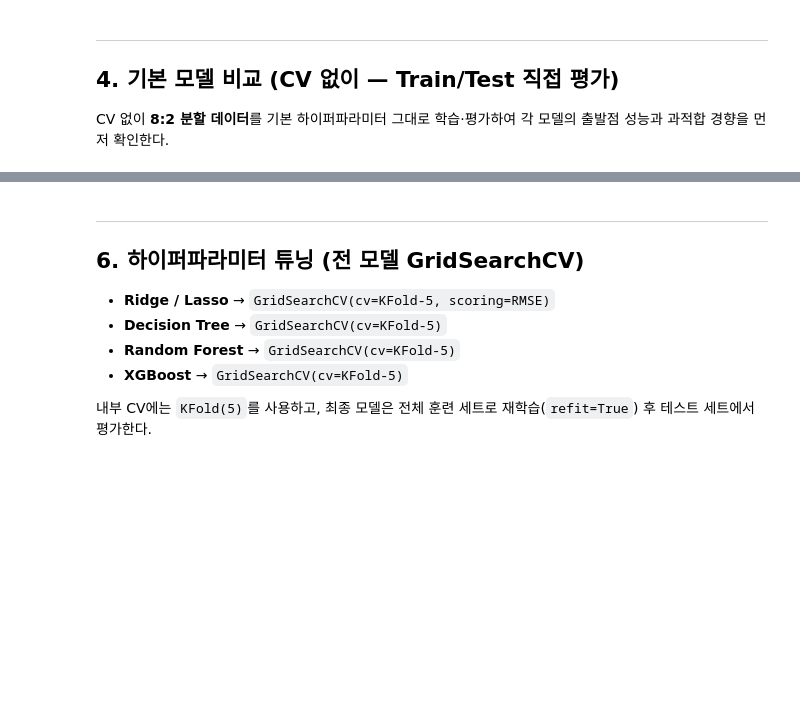
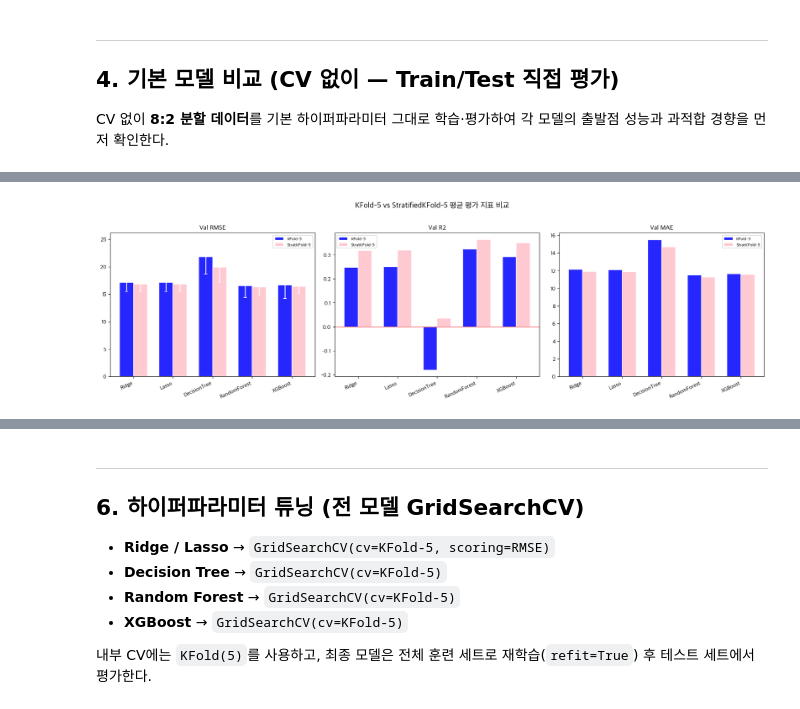
Before and after one commit to Hufssiyoung/elderly_healthcare_Income_analysis, a Jupyter notebook: TrackA_Regression.ipynb, the cells around one changed output, grey strips where cells are left out. Drawn from its saved outputs; the diff is of its cells as text; code cells hidden in the pictures; blank space fills up the shorter version.

```diff
--- a/TrackA_Regression.ipynb
+++ b/TrackA_Regression.ipynb
@@ -69,7 +69,7 @@ print('라이브러리 로드 완료 ✓')
 라이브러리 로드 완료 ✓
 # %%
 # 데이터 로드
-df = pd.read_csv('data/df_analysis_v6.csv', encoding='utf-8-sig')
+df = pd.read_csv('data/df_analysis.csv', encoding='utf-8-sig')
 
 ID_COLS = [
     '행정동코드', '행정동명', '시군구명', '자치구명',
@@ -79,8 +79,9 @@ ID_COLS = [
 FEAT_COLS = [
     '고령화율',
     '고령화율_변화',
-    '독거노인비율',    # 가장 높은 상관 관계를 보인 피쳐
+    '독거노인비율',    # 가장 높은 상관 관계를 보인 피처
     '비율_75-79세',
+    '비율_80-84세',
     '비율_85세이상',
     '인프라갭',
     '포화도',
@@ -242,2 +151,9 @@ print('run_stratified_cv() 정의 완료 ✓')
+# %%
+# 모델 평가 함수 설정
+def rmse(y_true, y_pred):
+    return np.sqrt(mean_squared_error(y_true, y_pred))
+
+def mape(y_true, y_pred):
+    return np.mean(np.abs((y_true - y_pred) / y_true)) * 100
 # %%
 def build_pipeline(model, scale=True):
@@ -373,7 +400,7 @@ print('완료!')
 def get_scores(cv_dict, split='test', source='cross_validate'):
     """cross_validate / run_stratified_cv 결과를 통일된 형식으로 반환"""
     sign = {'RMSE': -1, 'MAE': -1, 'R2': 1, 'MAPE': -1}
-    out  = {}
+    out = {}
     for m, s in sign.items():
         if source == 'cross_validate':
             key = f'{split}_{m}'
@@ -390,7 +417,7 @@ rows = []
 
 for name in model_names:
     for cv_label, cv_data, src in [
-        ('KFold-5',      baseline_kfold[name],  'cross_validate'),
+        ('KFold-5', baseline_kfold[name], 'cross_validate'),
         ('StratKFold-5', baseline_skfold[name], 'stratified'),
     ]:
         tr = get_scores(cv_data, 'train', src)
@@ -398,19 +425,18 @@ for name in model_names:
         rows.append({
             '모델': name, 'CV전략': cv_label,
             'Train_RMSE' : tr['RMSE'].mean(),
-            'Val_RMSE'   : va['RMSE'].mean(),
-            'Val_RMSE_std': va['RMSE'].std(),
-            'Train_R2'   : tr['R2'].mean(),
-            'Val_R2'     : va['R2'].mean(),
-            'Val_MAE'    : va['MAE'].mean(),
-            'Val_MAPE'   : va['MAPE'].mean(),
-            'Overfit_RMSE': va['RMSE'].mean() - tr['RMSE'].mean(),
+            'Val_RMSE' : va['RMSE'].mean(),
+            'Val_RMSE_std' : va['RMSE'].std(),
+            'Train_R2' : tr['R2'].mean(),
+            'Val_R2' : va['R2'].mean(),
+            'Val_MAE' : va['MAE'].mean(),
+            'Val_MAPE' : va['MAPE'].mean(),
+            'Overfit_RMSE': tr['RMSE'].mean() - va['RMSE'].mean(),
         })
 
-df_cv = pd.DataFrame(rows)
+# val_rmse를 기준으로 정렬
+df_cv = pd.DataFrame(rows).sort_values(by = 'Val_RMSE')
 
-print('[기본 모델 CV 결과 — Validation 지표]')
-print('=' * 92)
 print(df_cv[['모델', 'CV전략', 'Val_RMSE', 'Val_RMSE_std',
               'Val_MAE', 'Val_R2', 'Val_MAPE', 'Overfit_RMSE']]
       .to_string(index=False, float_format=lambda x: f'{x:.3f}'))
@@ -417,34 +455,36 @@ print(df_cv[['모델', 'CV전략', 'Val_RMSE', 'Val_RMSE_std',
 # %%
 # CV 전략 비교 시각화
 fig, axes = plt.subplots(1, 3, figsize=(17, 5))
-cv_labels  = ['KFold-5', 'StratKFold-5']
-palette    = ['#3b82f6', '#10b981']
+cv_labels = ['KFold-5', 'StratKFold-5']
+palette = ['blue', 'pink']
 x = np.arange(len(model_names))
 width = 0.35
 
 for ax_i, metric in enumerate(['Val_RMSE', 'Val_R2', 'Val_MAE']):
     ax = axes[ax_i]
     for j, (cv_label, color) in enumerate(zip(cv_labels, palette)):
         sub  = df_cv[df_cv['CV전략'] == cv_label]
         vals = [sub[sub['모델'] == m][metric].values[0] for m in model_names]
         errs = None
         if metric == 'Val_RMSE':
             errs = [sub[sub['모델'] == m]['Val_RMSE_std'].values[0] for m in model_names]
         ax.bar(x + (j - 0.5) * width, vals, width,
                label=cv_label, color=color, alpha=0.85, edgecolor='white',
                yerr=errs, capsize=3,
                error_kw={'ecolor': 'white', 'lw': 1.5} if errs else {})
     ax.set_xticks(x)
     ax.set_xticklabels(model_names, rotation=25, ha='right', fontsize=10)
     ax.set_title(f'Val {metric.replace("Val_","")}', fontsize=12, fontweight='bold')
     ax.legend(fontsize=8)
     if metric == 'Val_R2':
-        ax.axhline(0, color='#f87171', lw=1, ls='--')
+        ax.axhline(0, color='#f87171', lw=1, ls='-')
 
-plt.suptitle('기본 모델 — KFold-5 vs. StratifiedKFold-5 비교',
+plt.suptitle('KFold-5 vs StratifiedKFold-5 평균 평가 지표 비교',
              fontsize=14, fontweight='bold', y=1.02)
 plt.tight_layout()
 plt.show()
+# %% [output]
+[figure, added]
 # %%
 # 과적합 진단: Train vs. Validation RMSE
 fig, axes = plt.subplots(1, 2, figsize=(13, 4.5))
```
Also changed, not shown: parts of 39 cells of this notebook, 2 other files.
